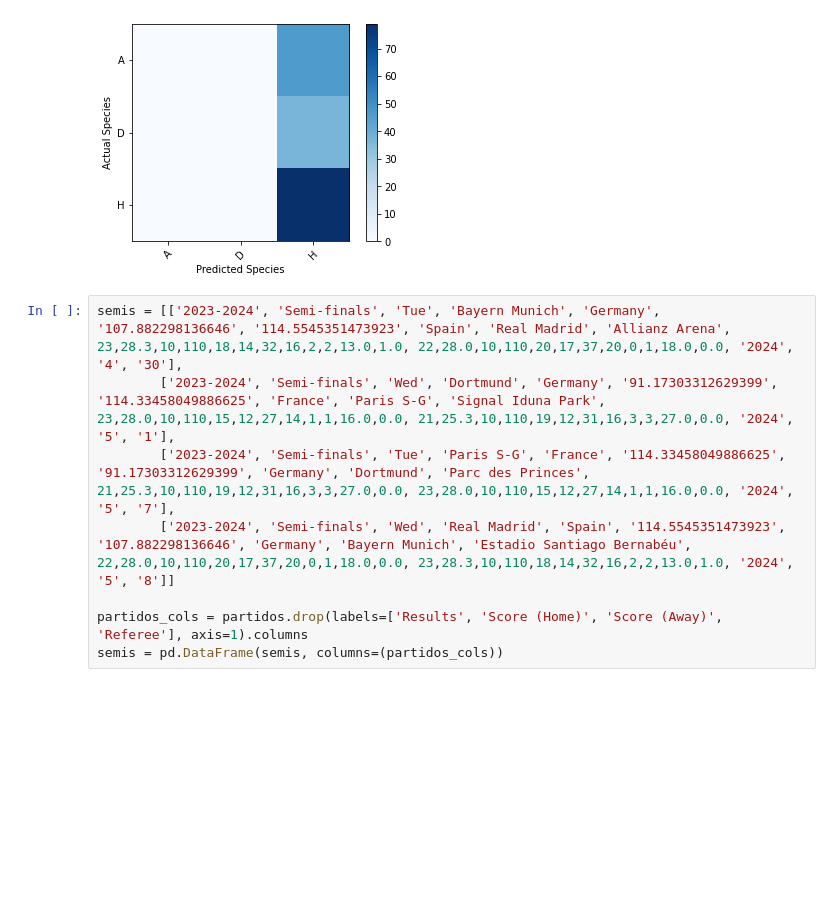
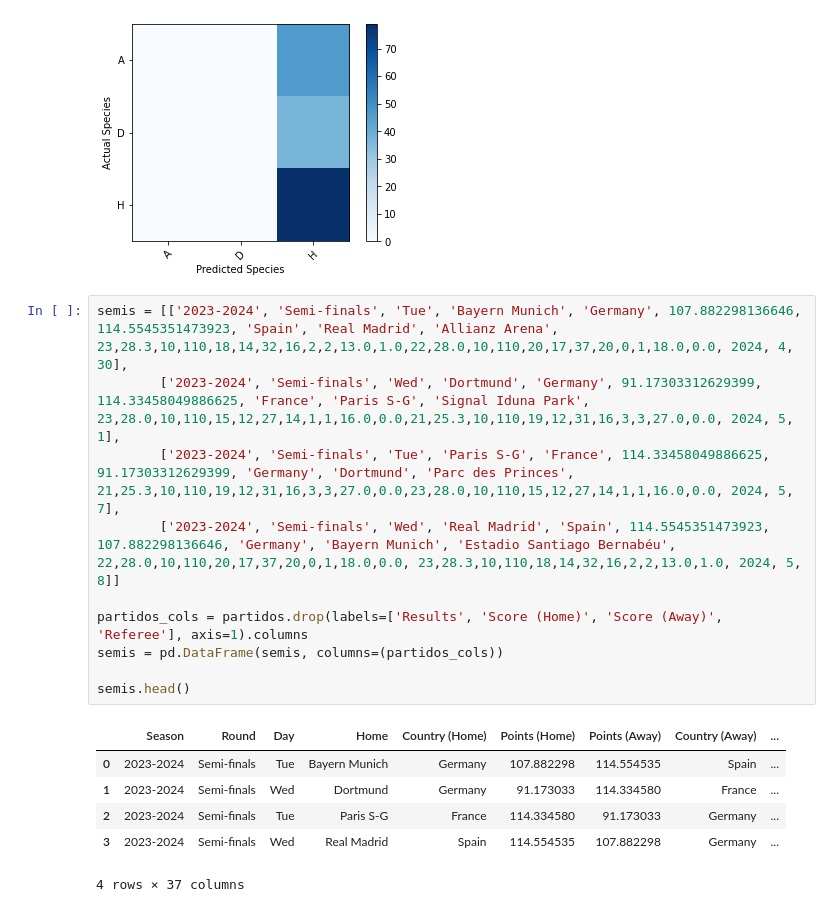
Before and after one commit to lauralardies/uefa_analisis, a Jupyter notebook: UEFA/modelos/aprendizaje profundo/dnn.ipynb, the cells around one changed output. Drawn from its saved outputs; the diff is of its cells as text; blank space fills up the shorter version.

```diff
--- a/UEFA/modelos/aprendizaje profundo/dnn.ipynb
+++ b/UEFA/modelos/aprendizaje profundo/dnn.ipynb
@@ -324,13 +319,22 @@ plt.show()
 # %% [output]
 [figure]
 # %%
-semis = [['2023-2024', 'Semi-finals', 'Tue', 'Bayern Munich', 'Germany', '107.882298136646', '114.5545351473923', 'Spain', 'Real Madrid', 'Allianz Arena', 23,28.3,10,110,18,14,32,16,2,2,13.0,1.0, 22,28.0,10,110,20,17,37,20,0,1,18.0,0.0, '2024', '4', '30'],
-        ['2023-2024', 'Semi-finals', 'Wed', 'Dortmund', 'Germany', '91.17303312629399', '114.33458049886625', 'France', 'Paris S-G', 'Signal Iduna Park', 23,28.0,10,110,15,12,27,14,1,1,16.0,0.0, 21,25.3,10,110,19,12,31,16,3,3,27.0,0.0, '2024', '5', '1'],
-        ['2023-2024', 'Semi-finals', 'Tue', 'Paris S-G', 'France', '114.33458049886625', '91.17303312629399', 'Germany', 'Dortmund', 'Parc des Princes', 21,25.3,10,110,19,12,31,16,3,3,27.0,0.0, 23,28.0,10,110,15,12,27,14,1,1,16.0,0.0, '2024', '5', '7'],
-        ['2023-2024', 'Semi-finals', 'Wed', 'Real Madrid', 'Spain', '114.5545351473923', '107.882298136646', 'Germany', 'Bayern Munich', 'Estadio Santiago Bernabéu', 22,28.0,10,110,20,17,37,20,0,1,18.0,0.0, 23,28.3,10,110,18,14,32,16,2,2,13.0,1.0, '2024', '5', '8']]
+semis = [['2023-2024', 'Semi-finals', 'Tue', 'Bayern Munich', 'Germany', 107.882298136646, 114.5545351473923, 'Spain', 'Real Madrid', 'Allianz Arena', 23,28.3,10,110,18,14,32,16,2,2,13.0,1.0,22,28.0,10,110,20,17,37,20,0,1,18.0,0.0, 2024, 4, 30],
+        ['2023-2024', 'Semi-finals', 'Wed', 'Dortmund', 'Germany', 91.17303312629399, 114.33458049886625, 'France', 'Paris S-G', 'Signal Iduna Park', 23,28.0,10,110,15,12,27,14,1,1,16.0,0.0,21,25.3,10,110,19,12,31,16,3,3,27.0,0.0, 2024, 5, 1],
+        ['2023-2024', 'Semi-finals', 'Tue', 'Paris S-G', 'France', 114.33458049886625, 91.17303312629399, 'Germany', 'Dortmund', 'Parc des Princes', 21,25.3,10,110,19,12,31,16,3,3,27.0,0.0,23,28.0,10,110,15,12,27,14,1,1,16.0,0.0, 2024, 5, 7],
+        ['2023-2024', 'Semi-finals', 'Wed', 'Real Madrid', 'Spain', 114.5545351473923, 107.882298136646, 'Germany', 'Bayern Munich', 'Estadio Santiago Bernabéu', 22,28.0,10,110,20,17,37,20,0,1,18.0,0.0, 23,28.3,10,110,18,14,32,16,2,2,13.0,1.0, 2024, 5, 8]]
 
 partidos_cols = partidos.drop(labels=['Results', 'Score (Home)', 'Score (Away)', 'Referee'], axis=1).columns
 semis = pd.DataFrame(semis, columns=(partidos_cols))
+
+semis.head()
+# %% [output]
+|  | Season | Round | Day | Home | Country (Home) | Points (Home) | Points (Away) | Country (Away) | ... |
+| 0 | 2023-2024 | Semi-finals | Tue | Bayern Munich | Germany | 107.882298 | 114.554535 | Spain | ... |
+| 1 | 2023-2024 | Semi-finals | Wed | Dortmund | Germany | 91.173033 | 114.334580 | France | ... |
+| 2 | 2023-2024 | Semi-finals | Tue | Paris S-G | France | 114.334580 | 91.173033 | Germany | ... |
+| 3 | 2023-2024 | Semi-finals | Wed | Real Madrid | Spain | 114.554535 | 107.882298 | Germany | ... |
+4 rows × 37 columns
 # %%
 data = semis.copy()
 
```
Also changed, not shown: parts of 9 cells of this notebook.
